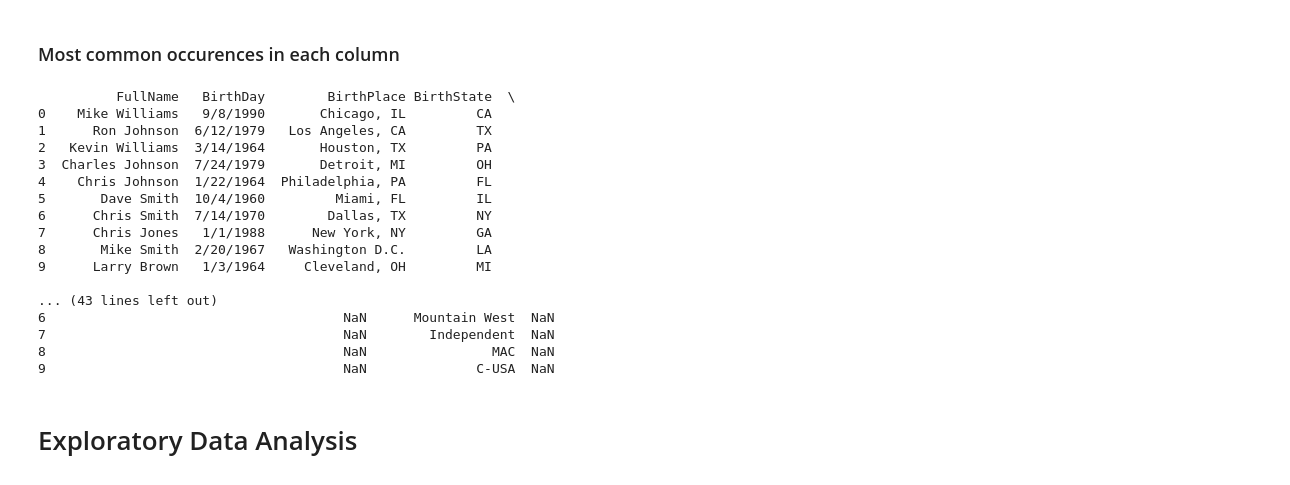
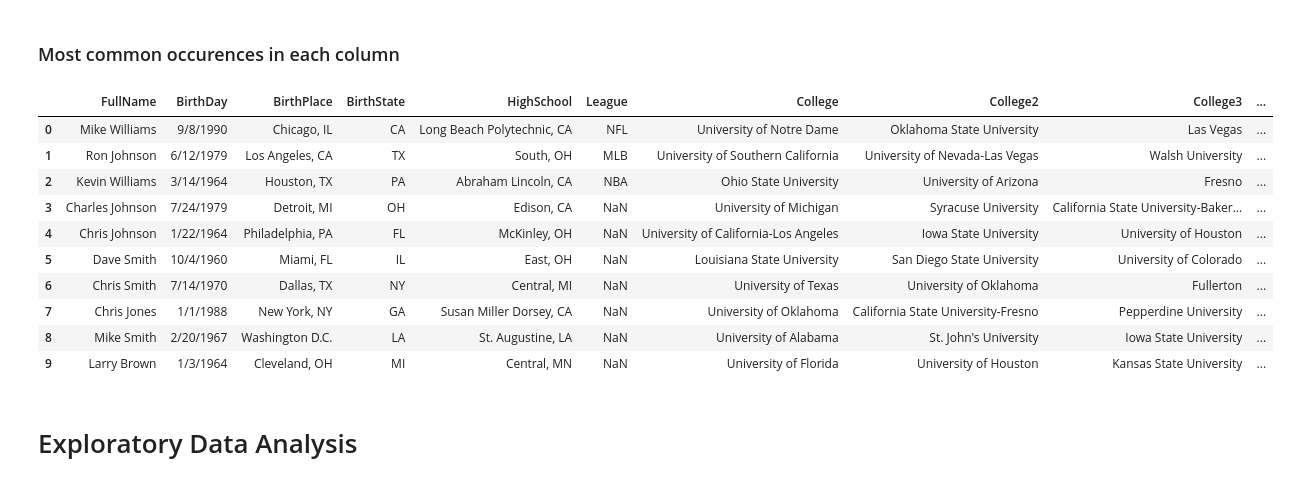
Before and after one commit to bradymonks/NWMSU-Capstone-Project, a Jupyter notebook: EDA.ipynb, the cells around one changed output. Cells and saved outputs as stored; diff of their text form; code cells hidden in the pictures.

```diff
--- a/EDA.ipynb
+++ b/EDA.ipynb
@@ -38,42 +38,36 @@ Ratio: 37273 null values
 # %%
 import pandas as pd
 #Brady Monks
 # Load the dataset into a pandas dataframe
 df = pd.read_csv("AthleteDatabase.csv")
 # Create an empty dictionary to store the top 10 values for each column
 top_10_dict = {}
 # Loop through each column in the dataframe
 for col in df.columns:
     # Check if the column is categorical
     if df[col].dtype == 'object':
         # Get the value counts for the column
         value_counts = df[col].value_counts()
         # Get the top 10 values and append NaN if there are less than 10 unique values
         top_10 = list(value_counts.index[:10]) + [float('nan')] * (10 - len(value_counts))
         # Add the top 10 values to the dictionary
         top_10_dict[col] = top_10
 # Create a new dataframe from the dictionary
 top_10_df = pd.DataFrame(top_10_dict)
 # Print the new dataframe
-print(top_10_df)
+top_10_df.head(10)
 # %% [output]
-          FullName   BirthDay        BirthPlace BirthState  \
-0    Mike Williams   9/8/1990       Chicago, IL         CA
-1      Ron Johnson  6/12/1979   Los Angeles, CA         TX
-2   Kevin Williams  3/14/1964       Houston, TX         PA
-3  Charles Johnson  7/24/1979       Detroit, MI         OH
-4    Chris Johnson  1/22/1964  Philadelphia, PA         FL
-5       Dave Smith  10/4/1960         Miami, FL         IL
-6      Chris Smith  7/14/1970        Dallas, TX         NY
-7      Chris Jones   1/1/1988      New York, NY         GA
-8       Mike Smith  2/20/1967   Washington D.C.         LA
-9      Larry Brown   1/3/1964     Cleveland, OH         MI
-
-... (43 lines left out)
-6                                      NaN      Mountain West  NaN
-7                                      NaN        Independent  NaN
-8                                      NaN                MAC  NaN
-9                                      NaN              C-USA  NaN
+|  | FullName | BirthDay | BirthPlace | BirthState | HighSchool | League | College | College2 | College3 | ... |
+| 0 | Mike Williams | 9/8/1990 | Chicago, IL | CA | Long Beach Polytechnic, CA | NFL | University of Notre Dame | Oklahoma State University | Las Vegas | ... |
+| 1 | Ron Johnson | 6/12/1979 | Los Angeles, CA | TX | South, OH | MLB | University of Southern California | University of Nevada-Las Vegas | Walsh University | ... |
+| 2 | Kevin Williams | 3/14/1964 | Houston, TX | PA | Abraham Lincoln, CA | NBA | Ohio State University | University of Arizona | Fresno | ... |
+| 3 | Charles Johnson | 7/24/1979 | Detroit, MI | OH | Edison, CA | NaN | University of Michigan | Syracuse University | California State University-Baker... | ... |
+| 4 | Chris Johnson | 1/22/1964 | Philadelphia, PA | FL | McKinley, OH | NaN | University of California-Los Angeles | Iowa State University | University of Houston | ... |
+| 5 | Dave Smith | 10/4/1960 | Miami, FL | IL | East, OH | NaN | Louisiana State University | San Diego State University | University of Colorado | ... |
+| 6 | Chris Smith | 7/14/1970 | Dallas, TX | NY | Central, MI | NaN | University of Texas | University of Oklahoma | Fullerton | ... |
+| 7 | Chris Jones | 1/1/1988 | New York, NY | GA | Susan Miller Dorsey, CA | NaN | University of Oklahoma | California State University-Fresno | Pepperdine University | ... |
+| 8 | Mike Smith | 2/20/1967 | Washington D.C. | LA | St. Augustine, LA | NaN | University of Alabama | St. John's University | Iowa State University | ... |
+| 9 | Larry Brown | 1/3/1964 | Cleveland, OH | MI | Central, MN | NaN | University of Florida | University of Houston | Kansas State University | ... |
 # %% [markdown]
 # Exploratory Data Analysis
 # %% [markdown]
```
Also changed, not shown: parts of 4 cells of this notebook, 13 other files.
